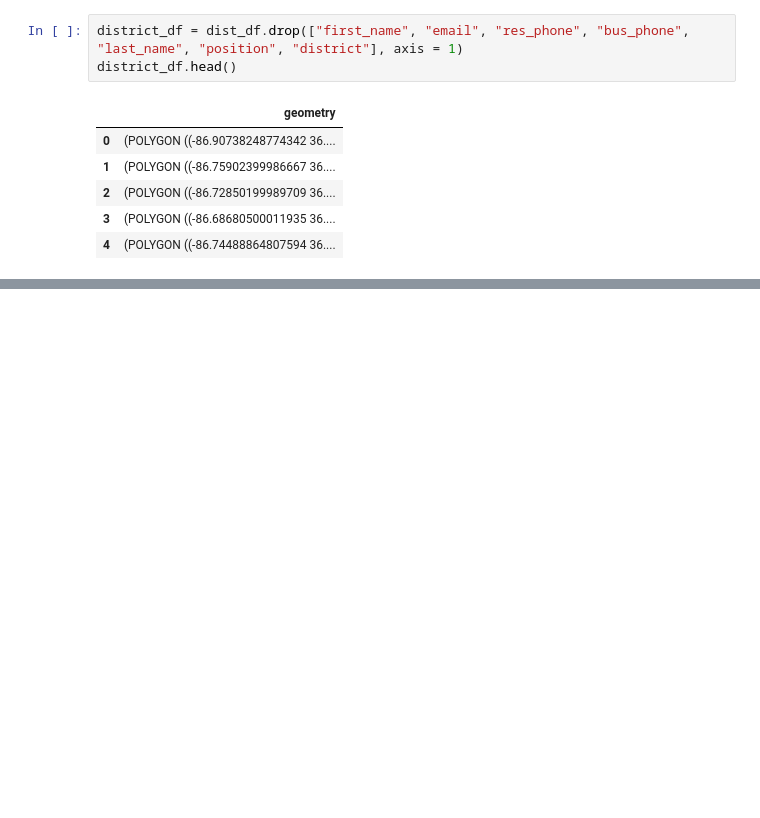
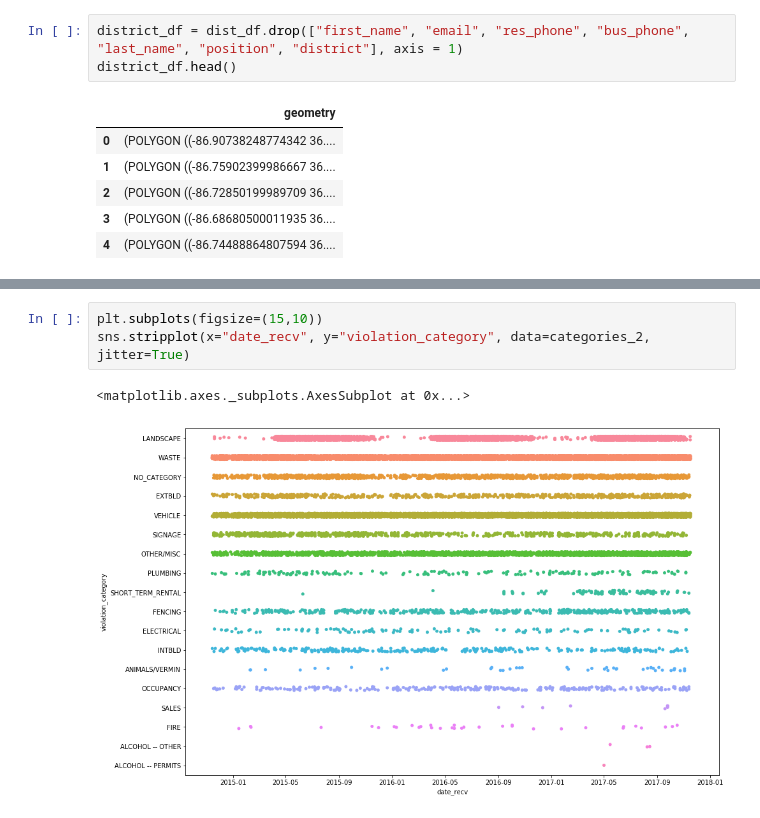
Before and after one commit to DEREJEGETU/data-question-2, a Jupyter notebook: notebooks/SR_DQ2_Final.ipynb, the cells around one changed output, grey strips where cells are left out. Cells and saved outputs as stored; diff of their text form; blank space fills up the shorter version.

```diff
--- a/notebooks/SR_DQ2_Final.ipynb
+++ b/notebooks/SR_DQ2_Final.ipynb
@@ -124,0 +175,6 @@ Loading BokehJS ...
+# %%
+plt.subplots(figsize=(15,10))
+sns.stripplot(x="date_recv", y="violation_category", data=categories_2, jitter=True)
+# %% [output]
+<matplotlib.axes._subplots.AxesSubplot at 0x...>
+[figure, added]
```
Also changed, not shown: parts of 10 cells of this notebook, 1 other file.
